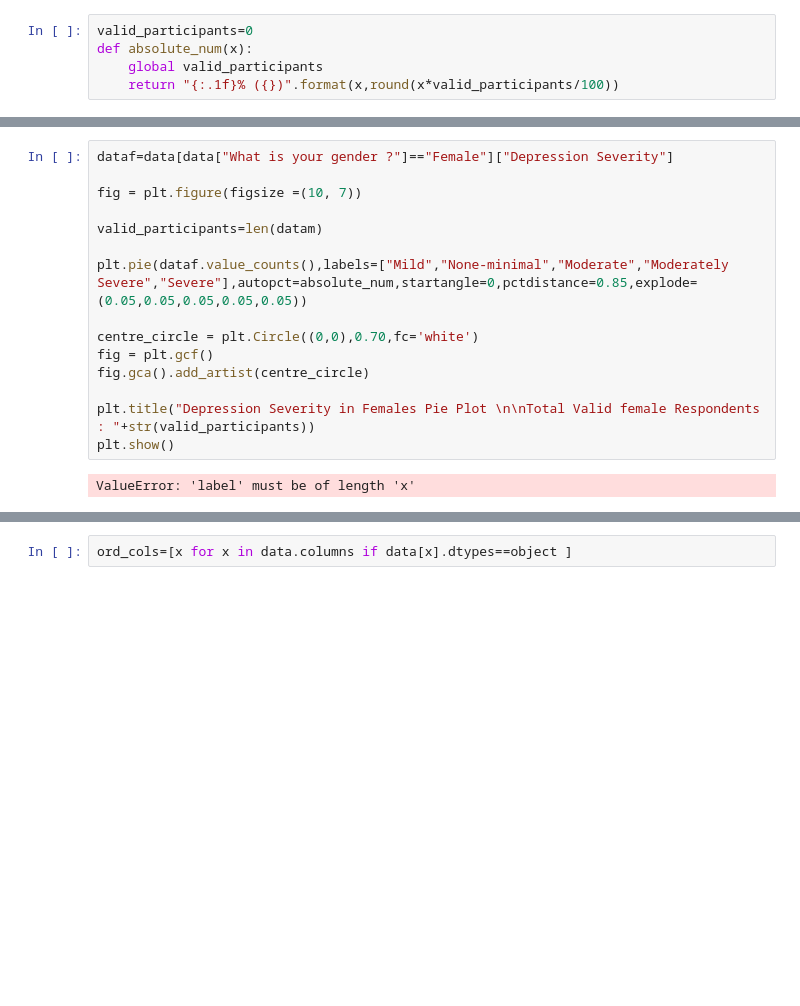
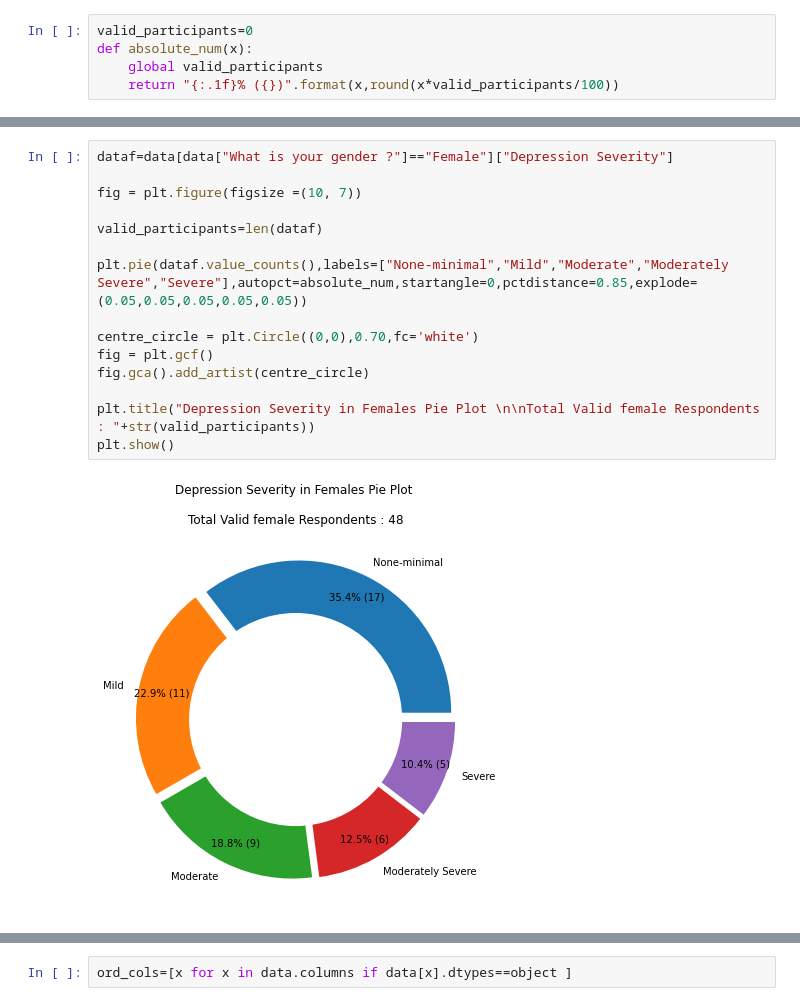
Before and after one commit to Alpha-Knight-Zero/Research, a Jupyter notebook: Mental Health in Covid-19/Our Project/Mental.ipynb, the cells around one changed output, grey strips where cells are left out. Saved outputs shown, nothing was run; the diff lists cells and outputs as text; blank space fills up the shorter version.

```diff
--- a/Mental Health in Covid-19/Our Project/Mental.ipynb
+++ b/Mental Health in Covid-19/Our Project/Mental.ipynb
@@ -126,17 +126,17 @@ plt.show()
 # %%
 dataf=data[data["What is your gender ?"]=="Female"]["Depression Severity"]
 
 fig = plt.figure(figsize =(10, 7))
 
-valid_participants=len(datam)
+valid_participants=len(dataf)
 
-plt.pie(dataf.value_counts(),labels=["Mild","None-minimal","Moderate","Moderately Severe","Severe"],autopct=absolute_num,startangle=0,pctdistance=0.85,explode=(0.05,0.05,0.05,0.05,0.05))
+plt.pie(dataf.value_counts(),labels=["None-minimal","Mild","Moderate","Moderately Severe","Severe"],autopct=absolute_num,startangle=0,pctdistance=0.85,explode=(0.05,0.05,0.05,0.05,0.05))
 
 centre_circle = plt.Circle((0,0),0.70,fc='white')
 fig = plt.gcf()
 fig.gca().add_artist(centre_circle)
 
 plt.title("Depression Severity in Females Pie Plot \n\nTotal Valid female Respondents : "+str(valid_participants))
 plt.show()
 # %% [output]
-ValueError: 'label' must be of length 'x'
+[figure, added]
```
Also changed, not shown: parts of 24 cells of this notebook.
